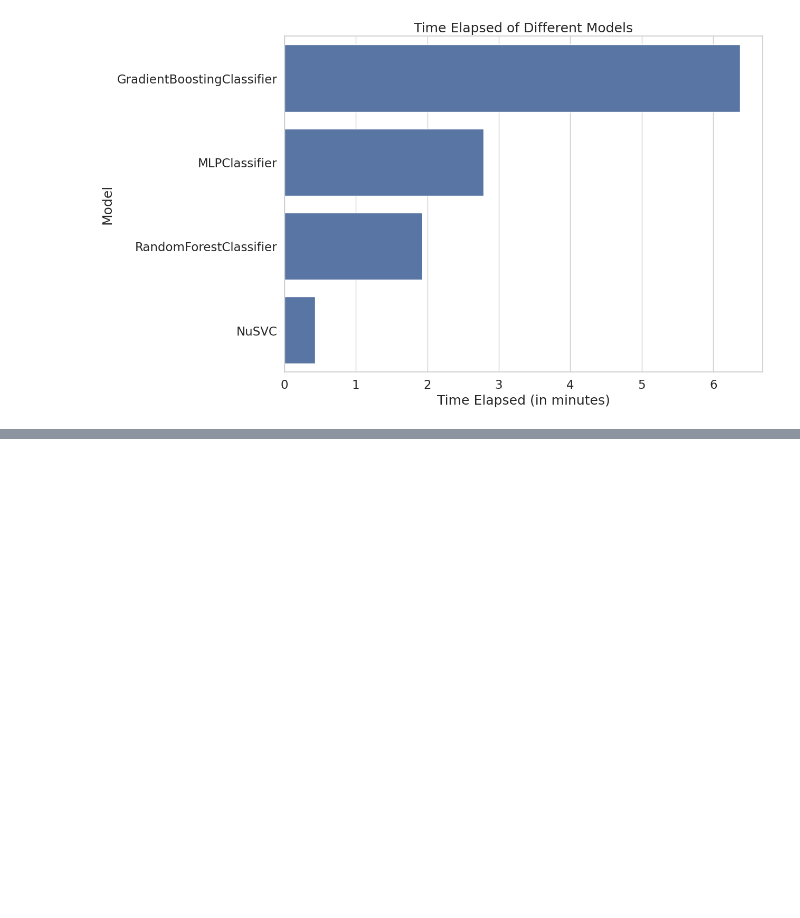
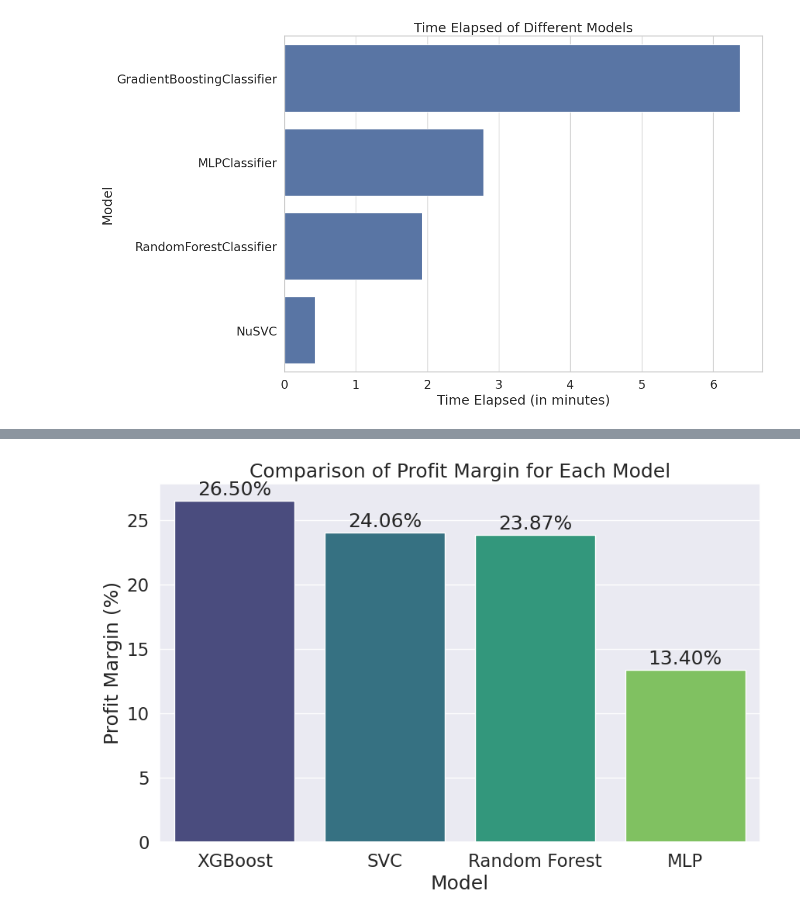
Before and after one commit to stoyanK7/football-prediction, a Jupyter notebook: notebooks/013-try-different-models.ipynb, the cells around one changed output, grey strips where cells are left out. Drawn from its saved outputs; the diff is of its cells as text; code cells hidden in the pictures; blank space fills up the shorter version.

```diff
--- a/notebooks/013-try-different-models.ipynb
+++ b/notebooks/013-try-different-models.ipynb
@@ -387,0 +395,37 @@ plt.show()
+# %%
+models = ['MLP', 'Random Forest', 'XGBoost', 'SVC']
+dfs = [mlp_profitability_df, rf_profitability_df, xboost_profitability_df, svc_profitability_df]
+
+bets_placed = [df['profit'].ne(0).sum() for df in dfs]
+profit = [df['profit'].sum() for df in dfs]
+
+# Calculate profit margin for each model
+bet_amount = 10
+profit_margin = [(p / (b * bet_amount)) * 100 for p, b in zip(profit, bets_placed)]
+
+# Create a DataFrame for easy plotting
+profit_margin_df = pd.DataFrame({'Model': models, 'Profit Margin': profit_margin})
+
+# Sort the DataFrame by Profit Margin in descending order
+profit_margin_df = profit_margin_df.sort_values(by='Profit Margin', ascending=False)
+
+# Set up the figure and axis
+sns.set_style('darkgrid')
+plt.figure(figsize=(10, 6))
+
+# Plot the bar chart
+ax = sns.barplot(x='Model', y='Profit Margin', data=profit_margin_df, palette='viridis', hue='Model')
+
+# Add profit margin values on top of the bars
+for p in ax.patches:
+    ax.annotate(f'{p.get_height():.2f}%', (p.get_x() + p.get_width() / 2., p.get_height()),
+                ha='center', va='center', xytext=(0, 10), textcoords='offset points')
+
+# Customize the plot
+plt.title('Comparison of Profit Margin for Each Model')
+plt.xlabel('Model')
+plt.ylabel('Profit Margin (%)')
+
+plt.show()
+# %% [output]
+[figure, added]
```
Also changed, not shown: parts of 2 cells of this notebook.
